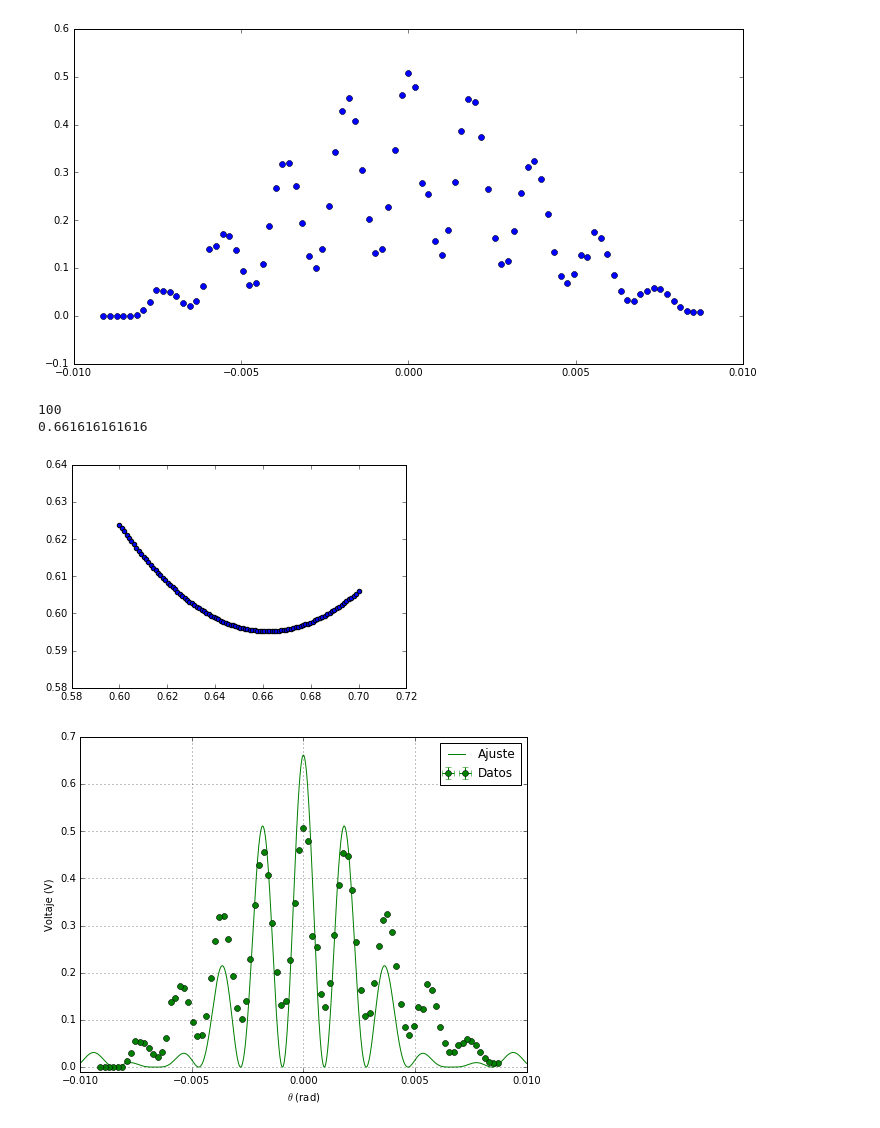
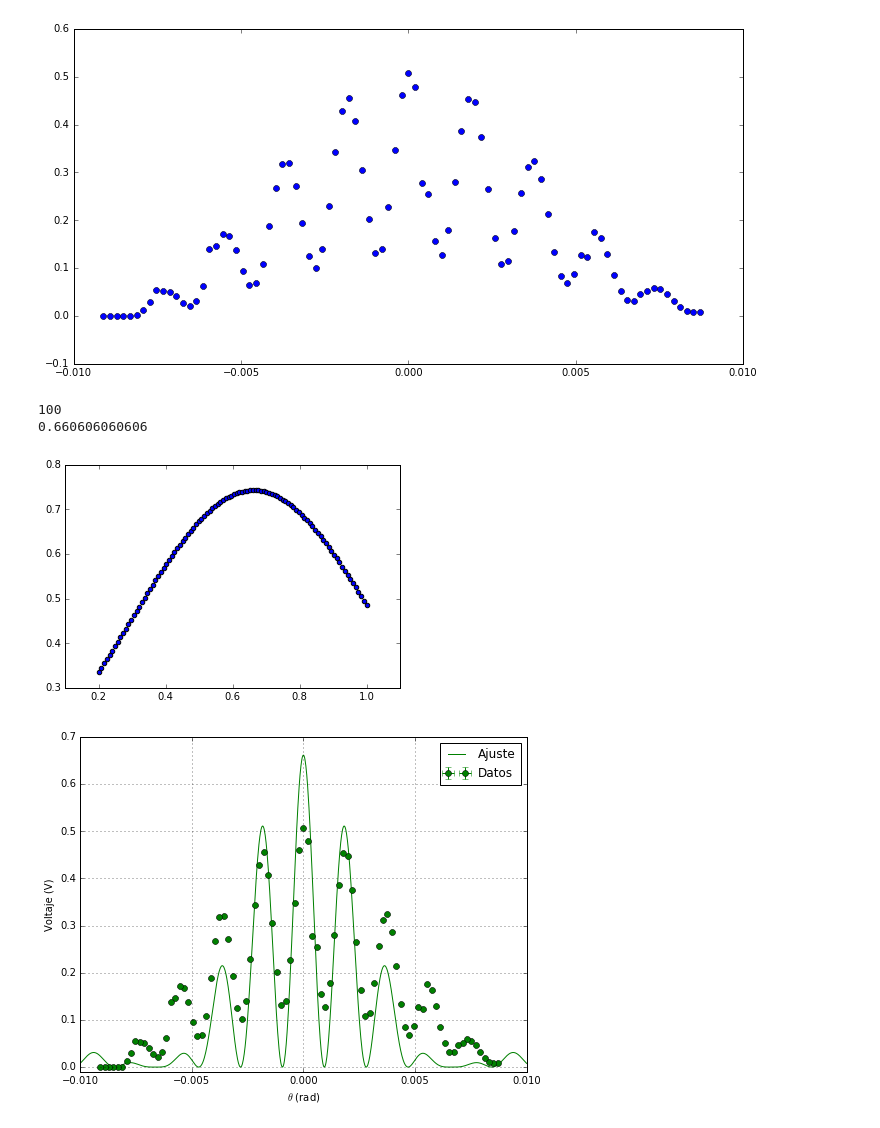
Before and after one commit to Bulldy/Laboratorio-Avanzado, a Jupyter notebook: Doble Rendija/laser_doble.ipynb, the cells around one changed output. Saved outputs shown, nothing was run; the diff lists cells and outputs as text; code cells hidden in the pictures.

```diff
--- a/Doble Rendija/laser_doble.ipynb
+++ b/Doble Rendija/laser_doble.ipynb
@@ -74,25 +74,25 @@ def I_doble(thet,I0):
 # %%
 yobs=data1['Voltaje (V)']
 
-i0_space=np.linspace(0.6,0.7,100)
+i0_space=np.linspace(0.2,1,100)
 
 print(len(i0_space))
 squareerror=[]
 
 for i in i0_space:
     ymodel=I_doble(data1['Theta (rad)'],i)
-    msei=np.sum((ymodel-yobs)**2)
+    msei=np.exp(-0.5*np.sum((ymodel-yobs)**2))
     squareerror.append(msei)
 
-i0_opt=i0_space[np.argmin(squareerror)]
+i0_opt=i0_space[np.argmax(squareerror)]
 print(i0_opt)
 fig=plt.figure()
 plt.scatter(i0_space,squareerror)
 plt.show()
 # %% [output]
 100
-0.661616161616
+0.660606060606
-[figure, old version]
+[figure, new version]
 # %%
 # Visualizamos los datos
 fig=plt.figure(figsize=(8,6))
```
